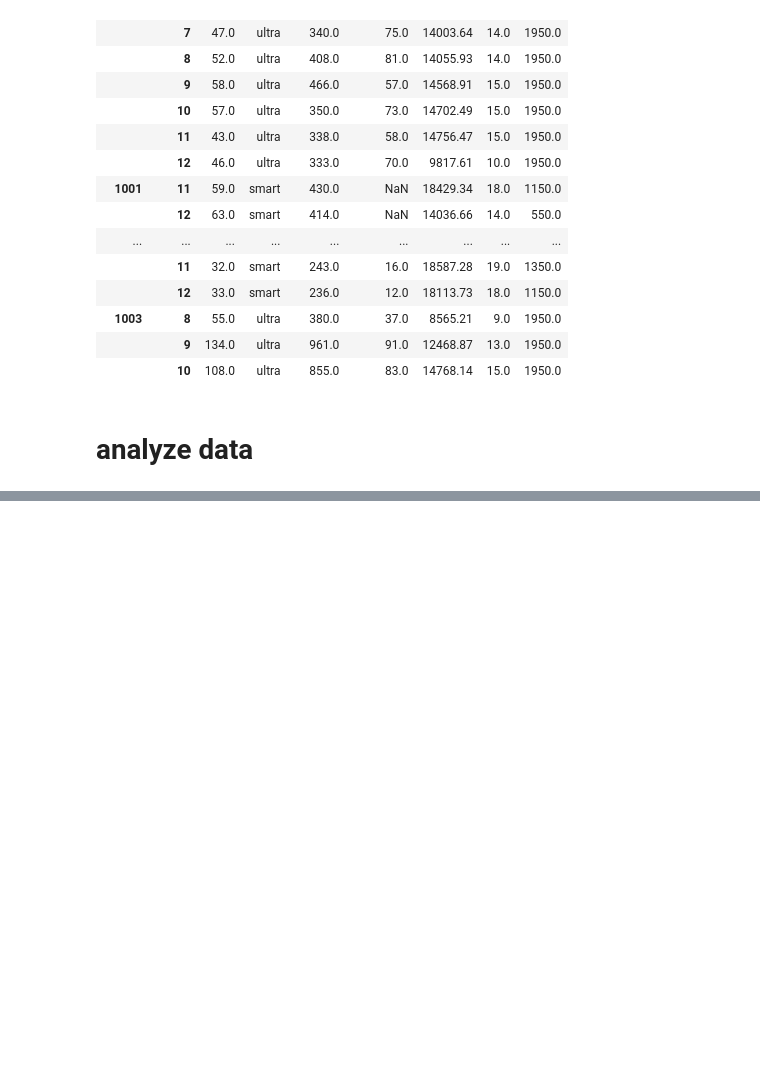
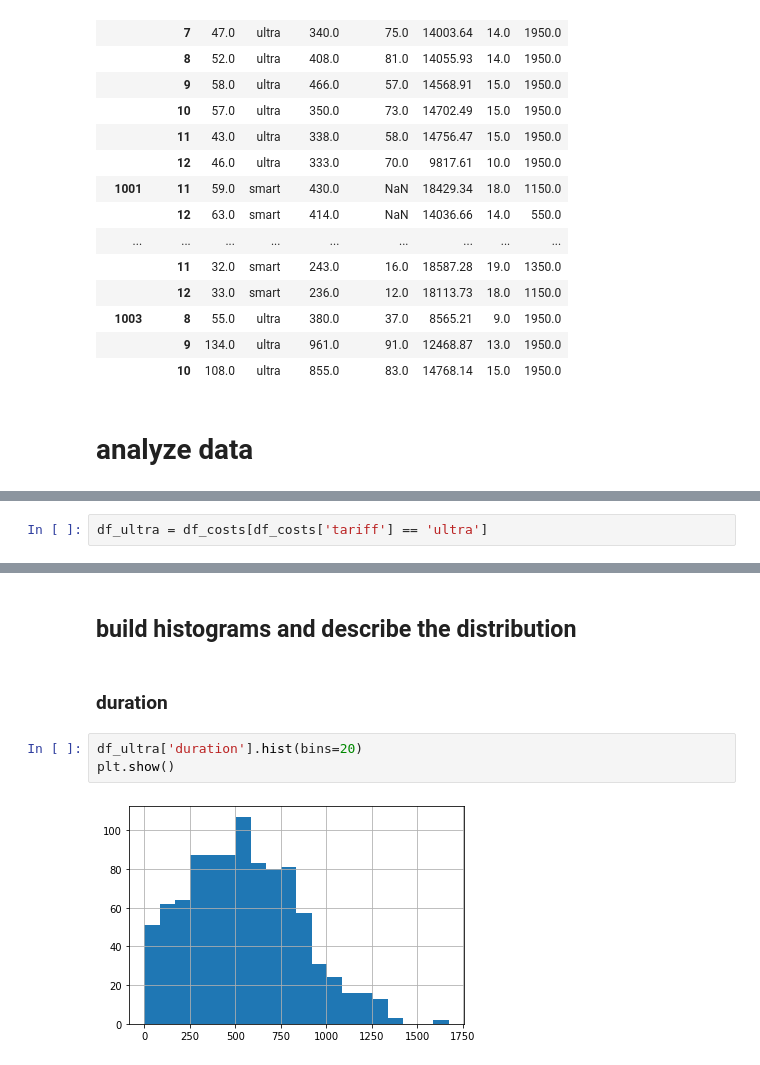
Before and after one commit to vzwork/statistical_analysis, a Jupyter notebook: project_en.ipynb, the cells around one changed output, grey strips where cells are left out. Drawn from its saved outputs; the diff is of its cells as text; blank space fills up the shorter version.

```diff
--- a/project_en.ipynb
+++ b/project_en.ipynb
@@ -865,0 +880,2 @@ df_costs.head(20)
+# %%
+df_ultra = df_costs[df_costs['tariff'] == 'ultra']
@@ -865,0 +972,9 @@ df_costs.head(20)
+# %% [markdown]
+## build histograms and describe the distribution
+# %% [markdown]
+### duration
+# %%
+df_ultra['duration'].hist(bins=20)
+plt.show()
+# %% [output]
+[figure, added]
```
Also changed, not shown: parts of 31 cells of this notebook, 1 other file.
